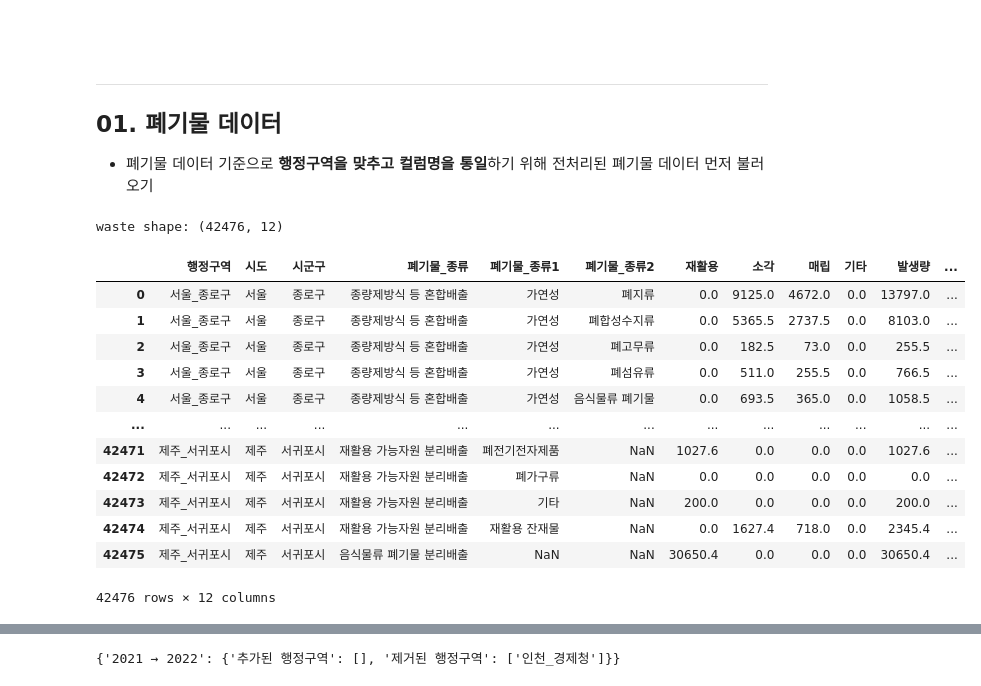
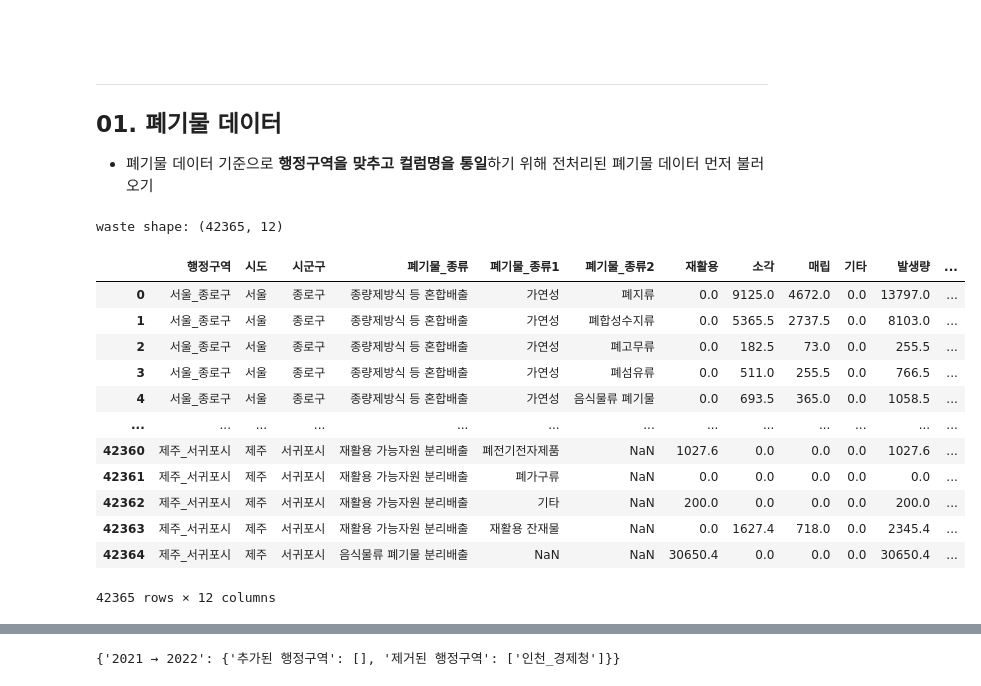
Before and after one commit to kimsang0220/Busan_Big_Data, a Jupyter notebook: KBR/1_데이터수집및전처리.ipynb, the cells around one changed output, grey strips where cells are left out. Cells and saved outputs as stored; diff of their text form; code cells hidden in the pictures.

```diff
--- a/KBR/1_데이터수집및전처리.ipynb
+++ b/KBR/1_데이터수집및전처리.ipynb
@@ -55,25 +55,25 @@ pd.Series([-6, -2, 4, 8]).plot(title="한글타이틀")
 - 폐기물 데이터 기준으로 **행정구역을 맞추고 컬럼명을 통일**하기 위해 전처리된 폐기물 데이터 먼저 불러오기
 # %%
 # 전처리된 폐기물 데이터
-waste = pd.read_csv("data/y_폐기물데이터_행정구역변경(세종, 군위 등)_민주.csv", encoding="cp949")
+waste = pd.read_csv("data/폐기물데이터_행정구역변경_2.csv", encoding="cp949")
 
 print(f"waste shape: {waste.shape}")
 waste
 # %% [output]
-waste shape: (42476, 12)
+waste shape: (42365, 12)
 |  | 행정구역 | 시도 | 시군구 | 폐기물_종류 | 폐기물_종류1 | 폐기물_종류2 | 재활용 | 소각 | 매립 | 기타 | 발생량 | ... |
 | 0 | 서울_종로구 | 서울 | 종로구 | 종량제방식 등 혼합배출 | 가연성 | 폐지류 | 0.0 | 9125.0 | 4672.0 | 0.0 | 13797.0 | ... |
 | 1 | 서울_종로구 | 서울 | 종로구 | 종량제방식 등 혼합배출 | 가연성 | 폐합성수지류 | 0.0 | 5365.5 | 2737.5 | 0.0 | 8103.0 | ... |
 | 2 | 서울_종로구 | 서울 | 종로구 | 종량제방식 등 혼합배출 | 가연성 | 폐고무류 | 0.0 | 182.5 | 73.0 | 0.0 | 255.5 | ... |
 | 3 | 서울_종로구 | 서울 | 종로구 | 종량제방식 등 혼합배출 | 가연성 | 폐섬유류 | 0.0 | 511.0 | 255.5 | 0.0 | 766.5 | ... |
 | 4 | 서울_종로구 | 서울 | 종로구 | 종량제방식 등 혼합배출 | 가연성 | 음식물류 폐기물 | 0.0 | 693.5 | 365.0 | 0.0 | 1058.5 | ... |
 | ... | ... | ... | ... | ... | ... | ... | ... | ... | ... | ... | ... | ... |
-| 42471 | 제주_서귀포시 | 제주 | 서귀포시 | 재활용 가능자원 분리배출 | 폐전기전자제품 | NaN | 1027.6 | 0.0 | 0.0 | 0.0 | 1027.6 | ... |
-| 42472 | 제주_서귀포시 | 제주 | 서귀포시 | 재활용 가능자원 분리배출 | 폐가구류 | NaN | 0.0 | 0.0 | 0.0 | 0.0 | 0.0 | ... |
-| 42473 | 제주_서귀포시 | 제주 | 서귀포시 | 재활용 가능자원 분리배출 | 기타 | NaN | 200.0 | 0.0 | 0.0 | 0.0 | 200.0 | ... |
-| 42474 | 제주_서귀포시 | 제주 | 서귀포시 | 재활용 가능자원 분리배출 | 재활용 잔재물 | NaN | 0.0 | 1627.4 | 718.0 | 0.0 | 2345.4 | ... |
-| 42475 | 제주_서귀포시 | 제주 | 서귀포시 | 음식물류 폐기물 분리배출 | NaN | NaN | 30650.4 | 0.0 | 0.0 | 0.0 | 30650.4 | ... |
+| 42360 | 제주_서귀포시 | 제주 | 서귀포시 | 재활용 가능자원 분리배출 | 폐전기전자제품 | NaN | 1027.6 | 0.0 | 0.0 | 0.0 | 1027.6 | ... |
+| 42361 | 제주_서귀포시 | 제주 | 서귀포시 | 재활용 가능자원 분리배출 | 폐가구류 | NaN | 0.0 | 0.0 | 0.0 | 0.0 | 0.0 | ... |
+| 42362 | 제주_서귀포시 | 제주 | 서귀포시 | 재활용 가능자원 분리배출 | 기타 | NaN | 200.0 | 0.0 | 0.0 | 0.0 | 200.0 | ... |
+| 42363 | 제주_서귀포시 | 제주 | 서귀포시 | 재활용 가능자원 분리배출 | 재활용 잔재물 | NaN | 0.0 | 1627.4 | 718.0 | 0.0 | 2345.4 | ... |
+| 42364 | 제주_서귀포시 | 제주 | 서귀포시 | 음식물류 폐기물 분리배출 | NaN | NaN | 30650.4 | 0.0 | 0.0 | 0.0 | 30650.4 | ... |
-42476 rows × 12 columns
+42365 rows × 12 columns
 # %%
 # 행정구역, 시도, 시군구, 연도 칼럼의 unique 개수 확인
 print(f"행정구역 col의 unique: {len(waste['행정구역'].unique())}개\n")
```
Also changed, not shown: parts of 1 cell of this notebook.
